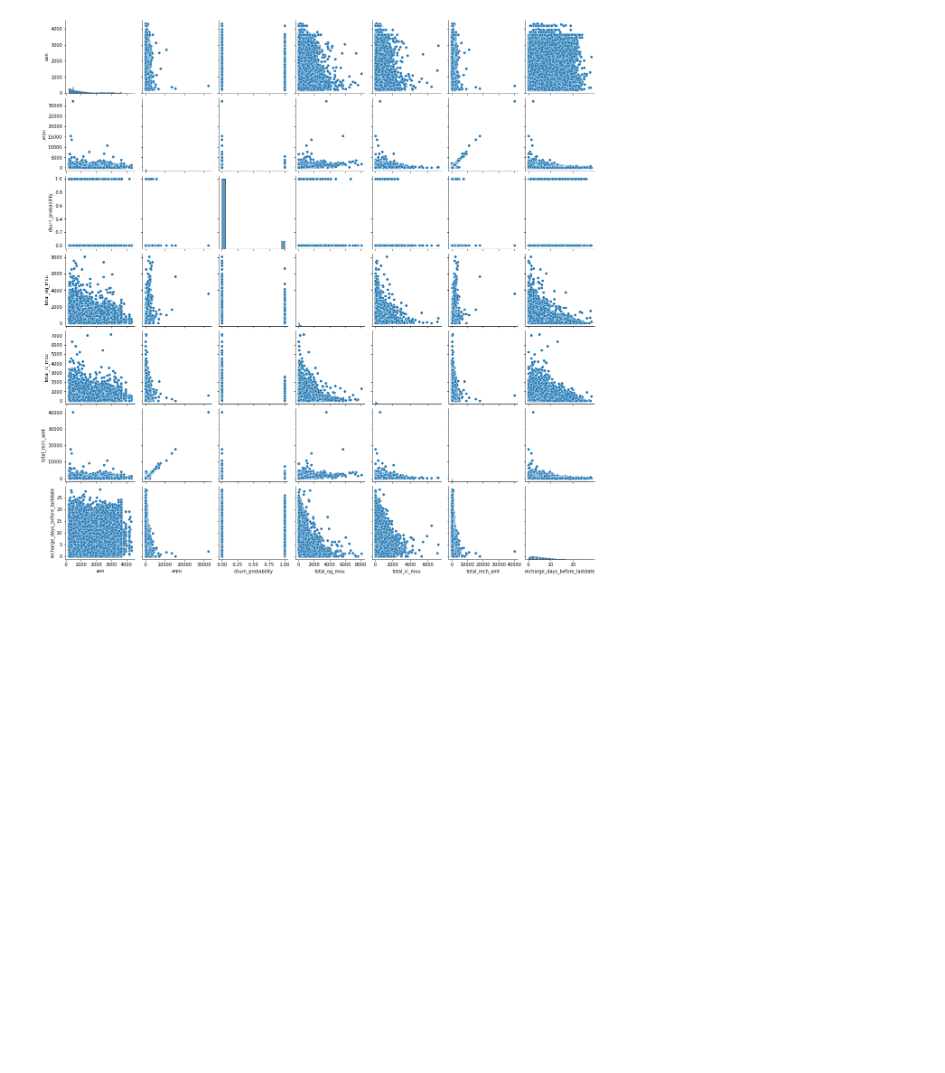
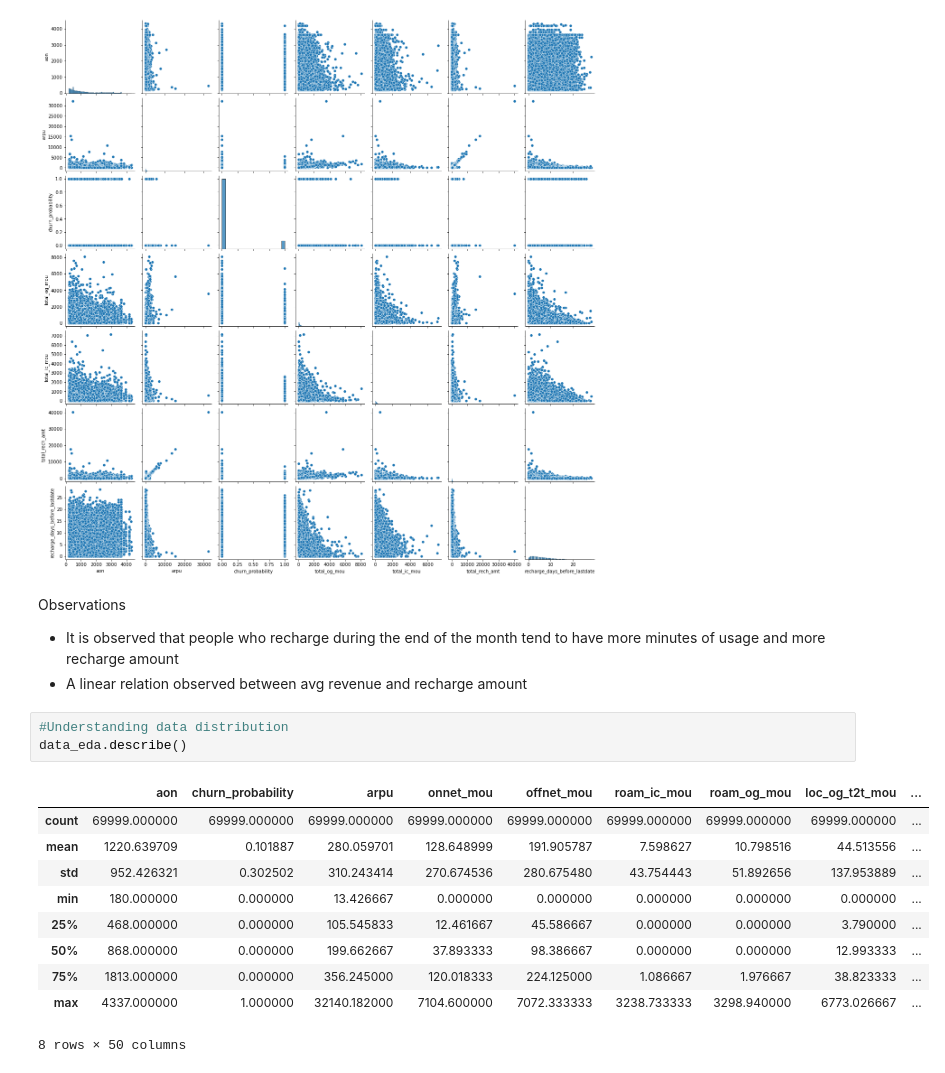
Before and after one commit to karthickchetti/Telecom_Churn_Prediction, a Jupyter notebook: Prediction.ipynb, the cells around one changed output. Drawn from its saved outputs; the diff is of its cells as text; blank space fills up the shorter version.

```diff
--- a/Prediction.ipynb
+++ b/Prediction.ipynb
@@ -275,3 +280,21 @@ sns.pairplot(data_pairplot)
 plt.show()
 # %% [output]
 [figure]
+# %% [markdown]
+Observations
+- It is observed that people who recharge during the end of the month tend to have more minutes of usage and more recharge amount
+- A linear relation observed between avg revenue and recharge amount
+# %%
+#Understanding data distribution
+data_eda.describe()
+# %% [output]
+|  | aon | churn_probability | arpu | onnet_mou | offnet_mou | roam_ic_mou | roam_og_mou | loc_og_t2t_mou | ... |
+| count | 69999.000000 | 69999.000000 | 69999.000000 | 69999.000000 | 69999.000000 | 69999.000000 | 69999.000000 | 69999.000000 | ... |
+| mean | 1220.639709 | 0.101887 | 280.059701 | 128.648999 | 191.905787 | 7.598627 | 10.798516 | 44.513556 | ... |
+| std | 952.426321 | 0.302502 | 310.243414 | 270.674536 | 280.675480 | 43.754443 | 51.892656 | 137.953889 | ... |
+| min | 180.000000 | 0.000000 | 13.426667 | 0.000000 | 0.000000 | 0.000000 | 0.000000 | 0.000000 | ... |
+| 25% | 468.000000 | 0.000000 | 105.545833 | 12.461667 | 45.586667 | 0.000000 | 0.000000 | 3.790000 | ... |
+| 50% | 868.000000 | 0.000000 | 199.662667 | 37.893333 | 98.386667 | 0.000000 | 0.000000 | 12.993333 | ... |
+| 75% | 1813.000000 | 0.000000 | 356.245000 | 120.018333 | 224.125000 | 1.086667 | 1.976667 | 38.823333 | ... |
+| max | 4337.000000 | 1.000000 | 32140.182000 | 7104.600000 | 7072.333333 | 3238.733333 | 3298.940000 | 6773.026667 | ... |
+8 rows × 50 columns
```
Also changed, not shown: parts of 13 cells of this notebook.
